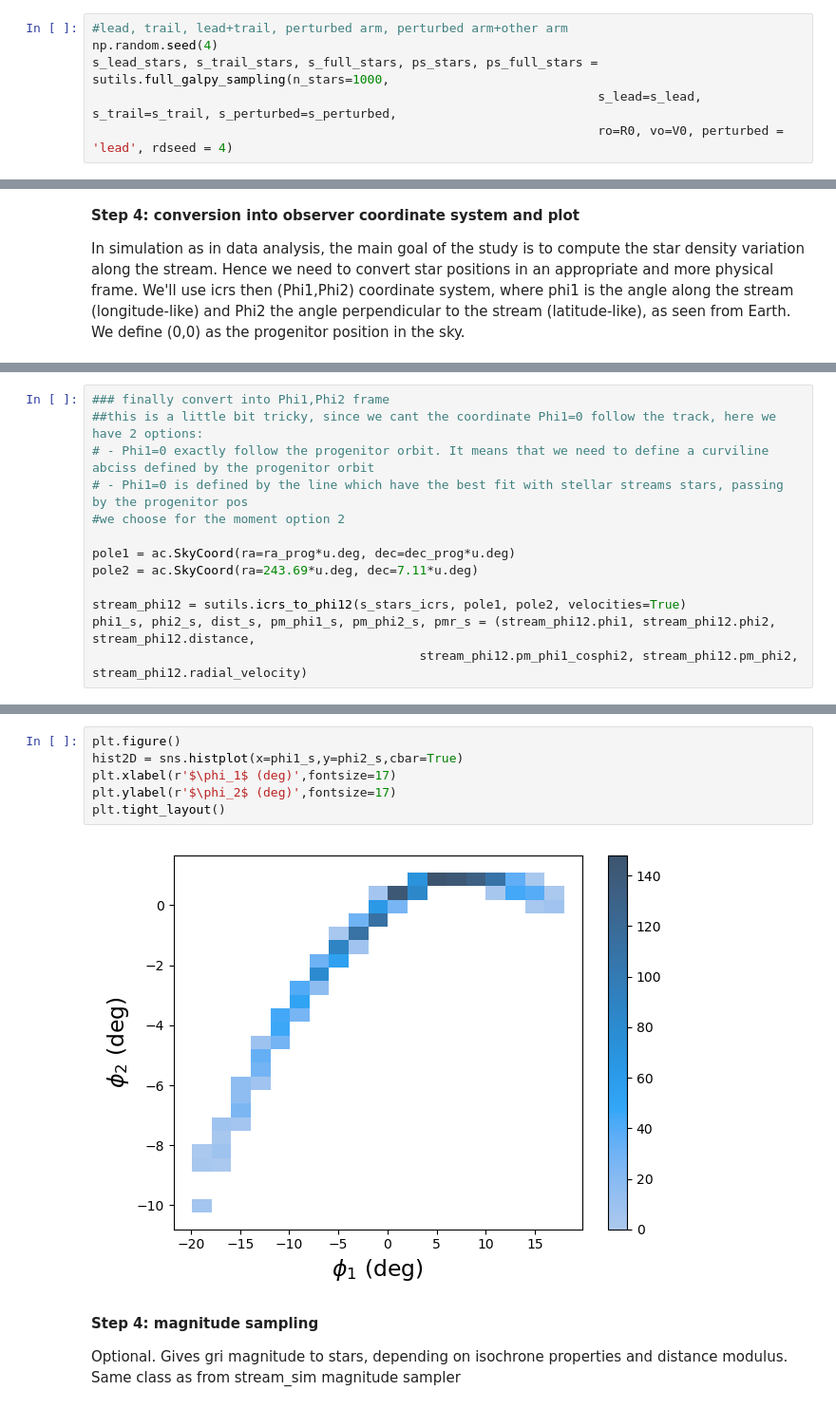
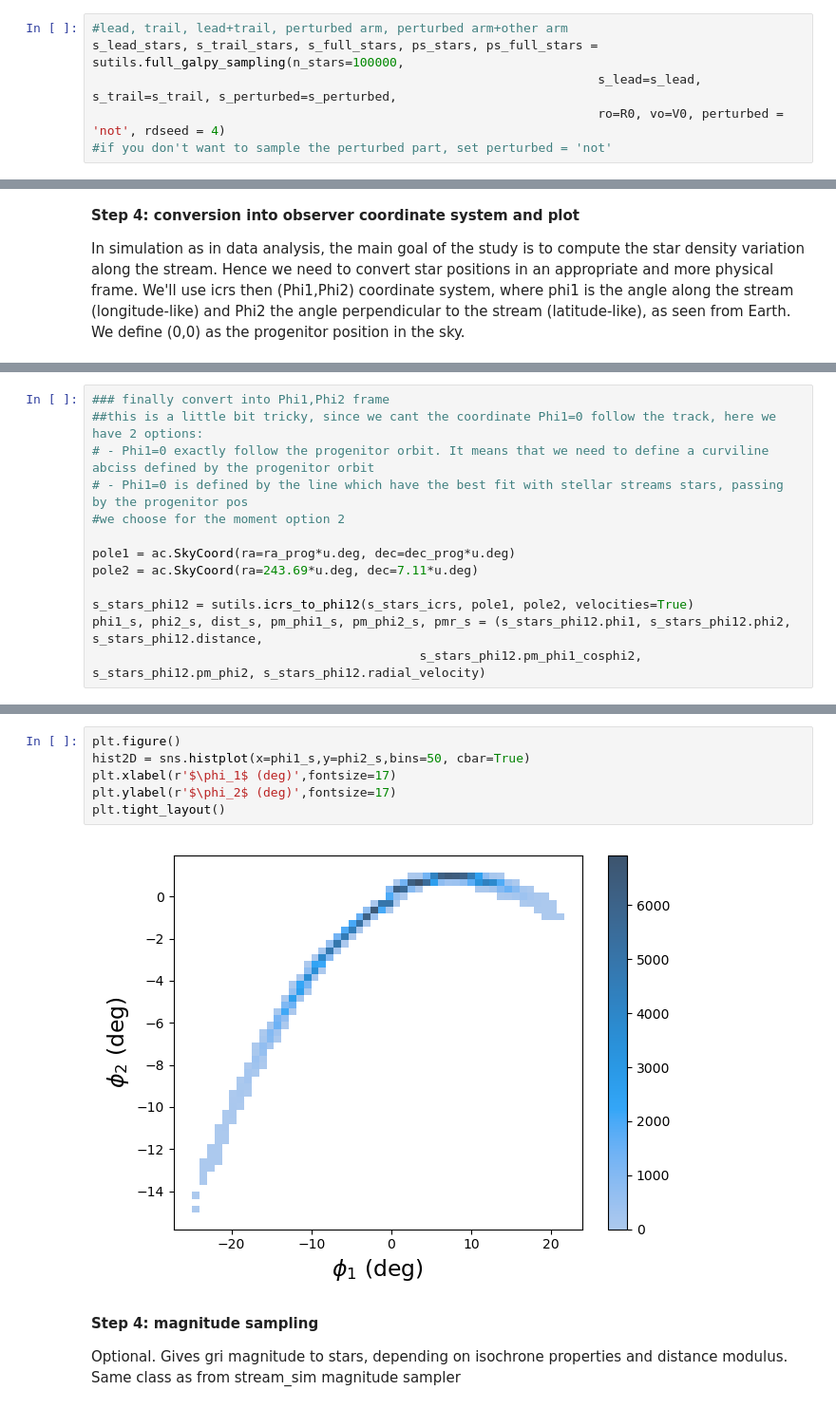
Before and after one commit to LSSTDESC/stream_sim, a Jupyter notebook: notebooks/stream_sim_galpy.ipynb, the cells around one changed output, grey strips where cells are left out. Shown at 95% size. Drawn from its saved outputs; the diff is of its cells as text.

Commit message:
More cleaning and add functions in sutils

```diff
--- a/notebooks/stream_sim_galpy.ipynb
+++ b/notebooks/stream_sim_galpy.ipynb
@@ -150,9 +150,9 @@ galpyWarning: In versions >1.3, the output unit of streamdf.misalignment has bee
 **Step 3: Sampling from stream pdf**
 # %%
 #lead, trail, lead+trail, perturbed arm, perturbed arm+other arm
-np.random.seed(4)
-s_lead_stars, s_trail_stars, s_full_stars, ps_stars, ps_full_stars = sutils.full_galpy_sampling(n_stars=1000,
+s_lead_stars, s_trail_stars, s_full_stars, ps_stars, ps_full_stars = sutils.full_galpy_sampling(n_stars=100000,
                                                                     s_lead=s_lead, s_trail=s_trail, s_perturbed=s_perturbed,
-                                                                    ro=R0, vo=V0, perturbed = 'lead', rdseed = 4)
+                                                                    ro=R0, vo=V0, perturbed = 'not', rdseed = 4)
+#if you don't want to sample the perturbed part, set perturbed = 'not'
 # %%
 x_s, y_s ,z_s, vx_s, vy_s , vz_s = s_full_stars
@@ -260,9 +243,9 @@ import stream_galsim.stream_utils as sutils; reload(sutils) #custom .py file wit
 pole1 = ac.SkyCoord(ra=ra_prog*u.deg, dec=dec_prog*u.deg)
 pole2 = ac.SkyCoord(ra=243.69*u.deg, dec=7.11*u.deg)
 
-stream_phi12 = sutils.icrs_to_phi12(s_stars_icrs, pole1, pole2, velocities=True)
-phi1_s, phi2_s, dist_s, pm_phi1_s, pm_phi2_s, pmr_s = (stream_phi12.phi1, stream_phi12.phi2, stream_phi12.distance,
-                                            stream_phi12.pm_phi1_cosphi2, stream_phi12.pm_phi2, stream_phi12.radial_velocity)
+s_stars_phi12 = sutils.icrs_to_phi12(s_stars_icrs, pole1, pole2, velocities=True)
+phi1_s, phi2_s, dist_s, pm_phi1_s, pm_phi2_s, pmr_s = (s_stars_phi12.phi1, s_stars_phi12.phi2, s_stars_phi12.distance,
+                                            s_stars_phi12.pm_phi1_cosphi2, s_stars_phi12.pm_phi2, s_stars_phi12.radial_velocity)
 # %%
 ### Plot difference between perturbed and non perturbed vs non-perturbed
 
@@ -299,11 +280,11 @@ plt.tight_layout()
 # %%
 plt.figure()
-hist2D = sns.histplot(x=phi1_s,y=phi2_s,cbar=True)
+hist2D = sns.histplot(x=phi1_s,y=phi2_s,bins=50, cbar=True)
 plt.xlabel(r'$\phi_1$ (deg)',fontsize=17)
 plt.ylabel(r'$\phi_2$ (deg)',fontsize=17)
 plt.tight_layout()
 # %% [output]
-[figure, old version]
+[figure, new version]
 # %% [markdown]
 **Step 4: magnitude sampling**
 
```
Also changed, not shown: parts of 25 cells of this notebook, 3 other files.
